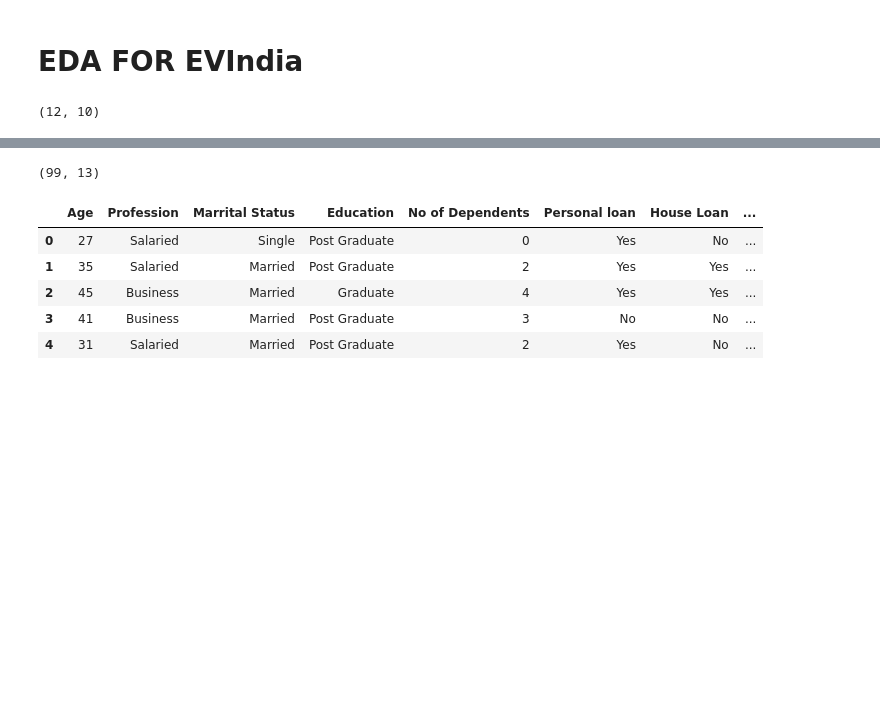
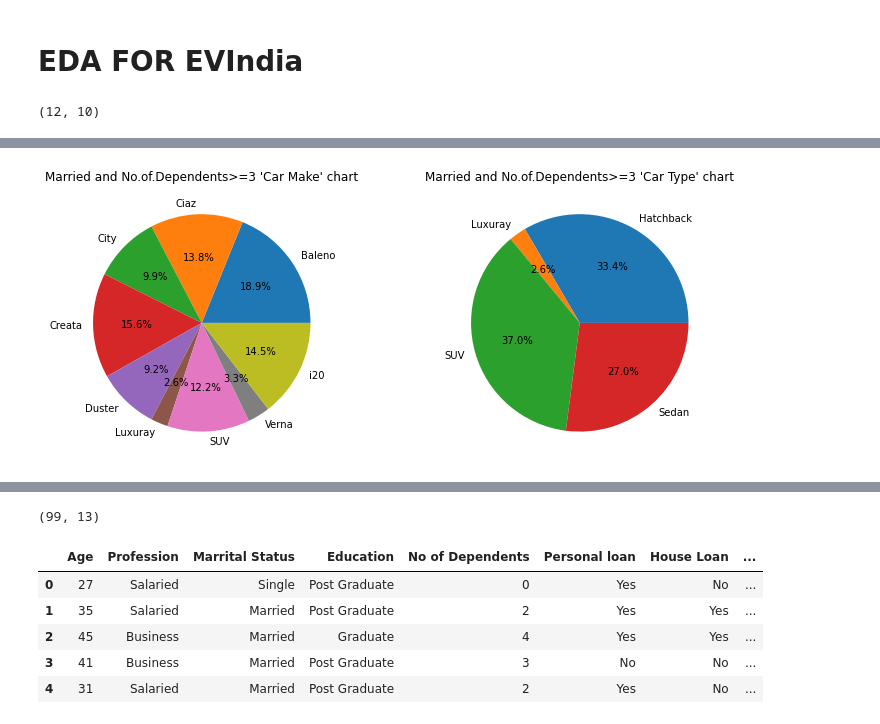
Before and after one commit to VarunIyengar/Team-Varun-Project-2, a Jupyter notebook: Jai.ipynb, the cells around one changed output, grey strips where cells are left out. Saved outputs shown, nothing was run; the diff lists cells and outputs as text; code cells hidden in the pictures; blank space fills up the shorter version.

```diff
--- a/Jai.ipynb
+++ b/Jai.ipynb
@@ -226,0 +311,25 @@ df_ev_ind.head(10)
+# %%
+ds7['Car Type']='NA'
+# %%
+idx=ds7[(ds7['Make']=='i20') | (ds7['Make']=='Baleno')].index
+ds7.loc[idx,'Car Type']='Hatchback'
+idx=ds7[(ds7['Make']=='Ciaz') | (ds7['Make']=='City') | (ds7['Make']=='Verna')].index
+ds7.loc[idx,'Car Type']='Sedan'
+idx=ds7[(ds7['Make']=='SUV') | (ds7['Make']=='Duster') | (ds7['Make']=='Creata')].index
+ds7.loc[idx,'Car Type']='SUV'
+idx=ds7[(ds7['Make']=='Luxuray')].index
+ds7.loc[idx,'Car Type']='Luxuray'
+# %%
+car_make_groupby=ds7[(ds7['Marrital Status']=='Married') & (ds7['No of Dependents']>=3)].groupby(['Make'])['Make'].count()
+# %%
+car_type_groupby=ds7[(ds7['Marrital Status']=='Married') & (ds7['No of Dependents']>=3)].groupby(['Car Type'])['Car Type'].count()
+# %%
+fig, axes = plt.subplots(1,2,figsize=(7,5))
+axes[0].pie(list(car_make_groupby),labels=list(car_make_groupby.keys()),autopct='%.1f%%')
+axes[0].set_title('Married and No.of.Dependents>=3 \'Car Make\' chart')
+axes[1].pie(list(car_type_groupby),labels=list(car_type_groupby.keys()),autopct='%.1f%%')
+axes[1].set_title('Married and No.of.Dependents>=3 \'Car Type\' chart')
+plt.subplots_adjust(right=1.5)
+plt.show()
+# %% [output]
+[figure, added]
```
Also changed, not shown: parts of 49 cells of this notebook.
